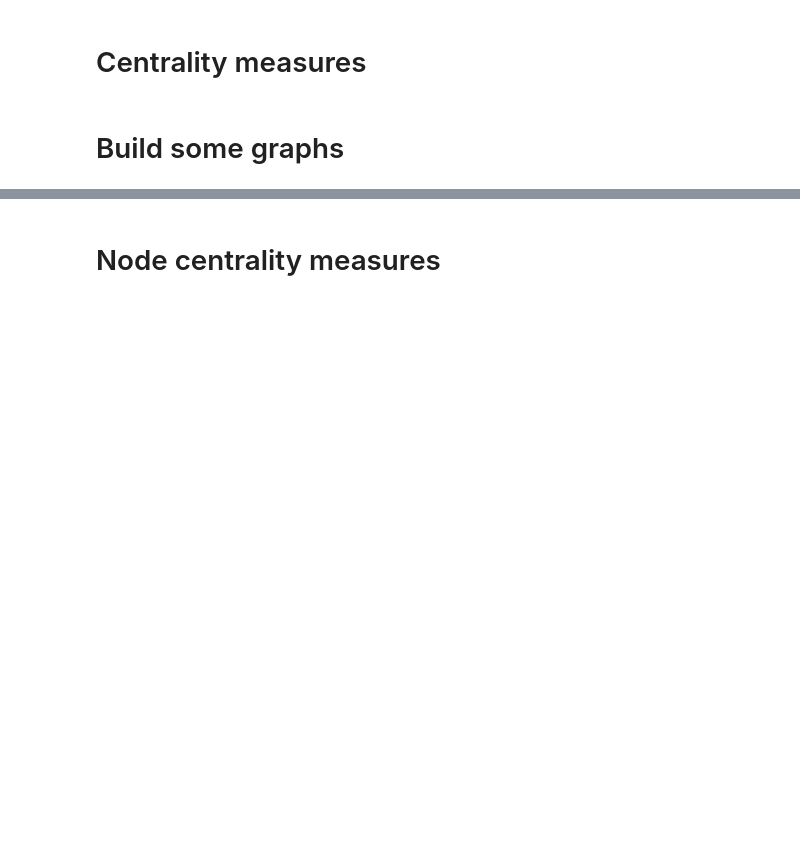
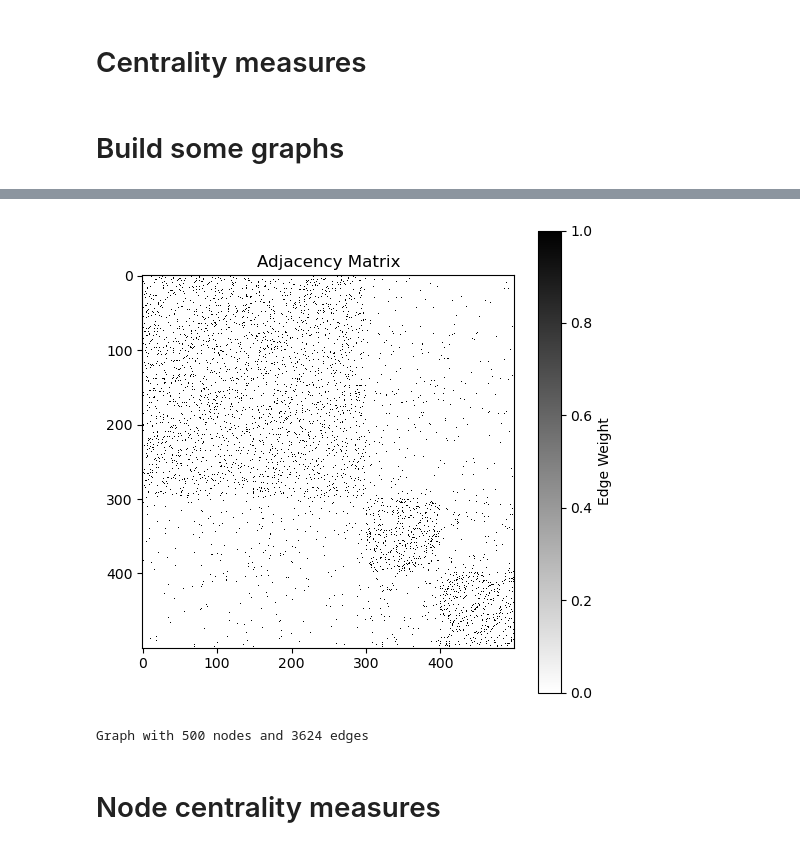
Before and after one commit to FilippoContessa/CNLab, a Jupyter notebook: 02_centrality_measures_and_markov_process.ipynb, the cells around one changed output, grey strips where cells are left out. Cells and saved outputs as stored; diff of their text form; code cells hidden in the pictures; blank space fills up the shorter version.

```diff
--- a/02_centrality_measures_and_markov_process.ipynb
+++ b/02_centrality_measures_and_markov_process.ipynb
@@ -250,11 +286,15 @@ print(G_ER)
 # %%
-A_SBM=generate_sbm([500,300,200],[0.05,0.07,0.07],
+# Queste sono le varie prob di link tra stessi community e tra vari community
+A_SBM=generate_sbm([300,100,100],[0.05,0.07,0.07],
                    np.array([[np.nan,0.01,0.005],
                              [np.nan,np.nan,0.015],
                              [np.nan,np.nan,np.nan]]))
 plot_adjacency_matrix(A_SBM)
 G_SBM=nx.Graph(A_SBM)
 print(G_SBM)
+# %% [output]
+[figure, added]
+Graph with 500 nodes and 3624 edges
 # %% [markdown]
 # Node centrality measures
 # %% [markdown]
```
Also changed, not shown: parts of 30 cells of this notebook.
